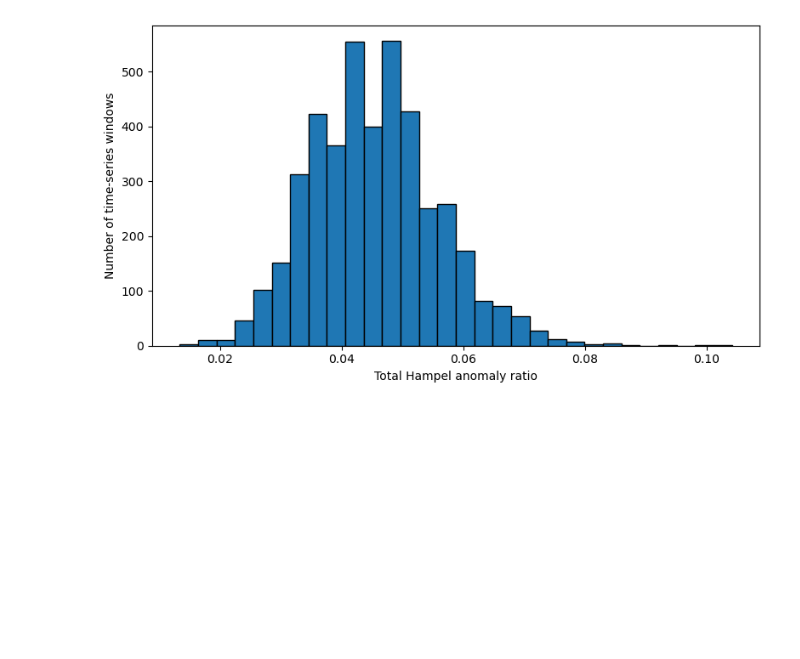
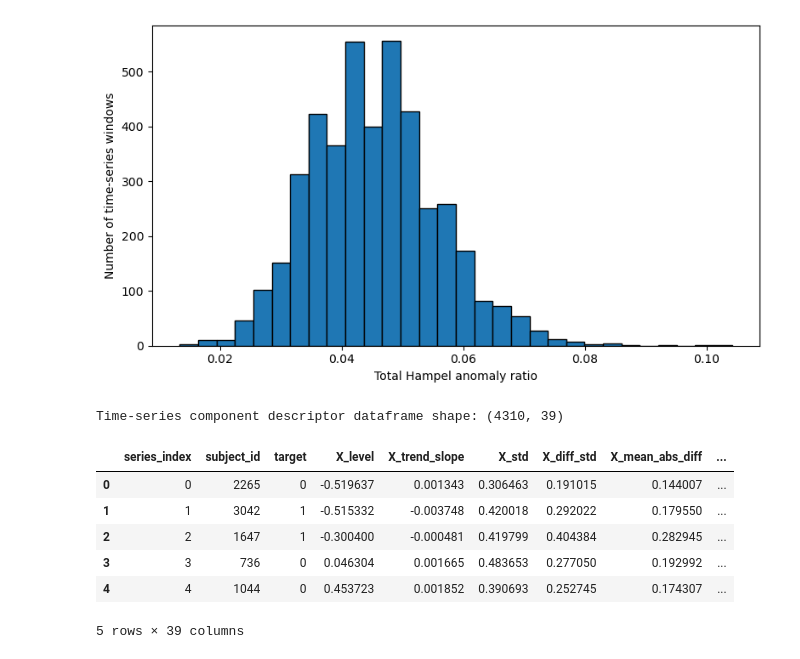
Before and after one commit to lorenzobuccolini03/Data-Mining---Advanced-Topics, a Jupyter notebook: Time Series Analysis/Preprocessing.ipynb, the cells around one changed output. Saved outputs shown, nothing was run; the diff lists cells and outputs as text; code cells hidden in the pictures; blank space fills up the shorter version.

Commit message:
clustering time series

```diff
--- a/Time Series Analysis/Preprocessing.ipynb
+++ b/Time Series Analysis/Preprocessing.ipynb
@@ -1739,3 +1739,60 @@ plt.tight_layout()
 plt.show()
 # %% [output]
 [figure]
+# %%
+# Time-series component inspection: level, trend, seasonality proxy, and noise proxy
+
+from sklearn.linear_model import LinearRegression
+
+component_rows = []
+
+time_index = np.arange(200).reshape(-1, 1)
+daily_lag = 48  # 48 half-hour steps = 24 hours
+
+for i, ts_df in enumerate(CMI_timeseries_filtered):
+    row = {
+        "series_index": i,
+        "subject_id": ts_df[id_col].iloc[0],
+        "target": ts_df[target_col].iloc[0]
+    }
+
+    for signal in signal_cols:
+        x = ts_df[signal].to_numpy(dtype=float)
+
+        # Level: average value of the series
+        row[f"{signal}_level"] = np.mean(x)
+
+        # Trend: slope of a linear regression over time
+        model = LinearRegression()
+        model.fit(time_index, x)
+        row[f"{signal}_trend_slope"] = model.coef_[0]
+
+        # Variability / heteroskedasticity proxy
+        row[f"{signal}_std"] = np.std(x)
+
+        # Noise / roughness proxy: variability of first differences
+        dx = np.diff(x)
+        row[f"{signal}_diff_std"] = np.std(dx)
+        row[f"{signal}_mean_abs_diff"] = np.mean(np.abs(dx))
+
+        # Seasonality proxy: autocorrelation at daily lag
+        if len(x) > daily_lag and np.std(x[:-daily_lag]) > 0 and np.std(x[daily_lag:]) > 0:
+            row[f"{signal}_acf_lag48"] = np.corrcoef(x[:-daily_lag], x[daily_lag:])[0, 1]
+        else:
+            row[f"{signal}_acf_lag48"] = np.nan
+
+    component_rows.append(row)
+
+ts_components_df = pd.DataFrame(component_rows)
+
+print("Time-series component descriptor dataframe shape:", ts_components_df.shape)
+display(ts_components_df.head())
+# %% [output]
+Time-series component descriptor dataframe shape: (4310, 39)
+|  | series_index | subject_id | target | X_level | X_trend_slope | X_std | X_diff_std | X_mean_abs_diff | ... |
+| 0 | 0 | 2265 | 0 | -0.519637 | 0.001343 | 0.306463 | 0.191015 | 0.144007 | ... |
+| 1 | 1 | 3042 | 1 | -0.515332 | -0.003748 | 0.420018 | 0.292022 | 0.179550 | ... |
+| 2 | 2 | 1647 | 1 | -0.300400 | -0.000481 | 0.419799 | 0.404384 | 0.282945 | ... |
+| 3 | 3 | 736 | 0 | 0.046304 | 0.001665 | 0.483653 | 0.277050 | 0.192992 | ... |
+| 4 | 4 | 1044 | 0 | 0.453723 | 0.001852 | 0.390693 | 0.252745 | 0.174307 | ... |
+5 rows × 39 columns
```
Also changed, not shown: parts of 4 cells of this notebook, 2 other files.
